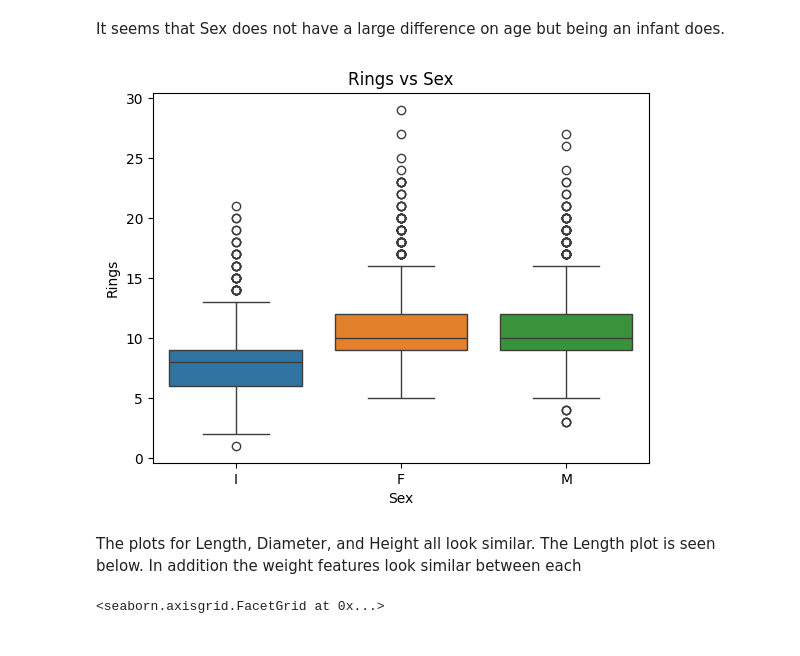
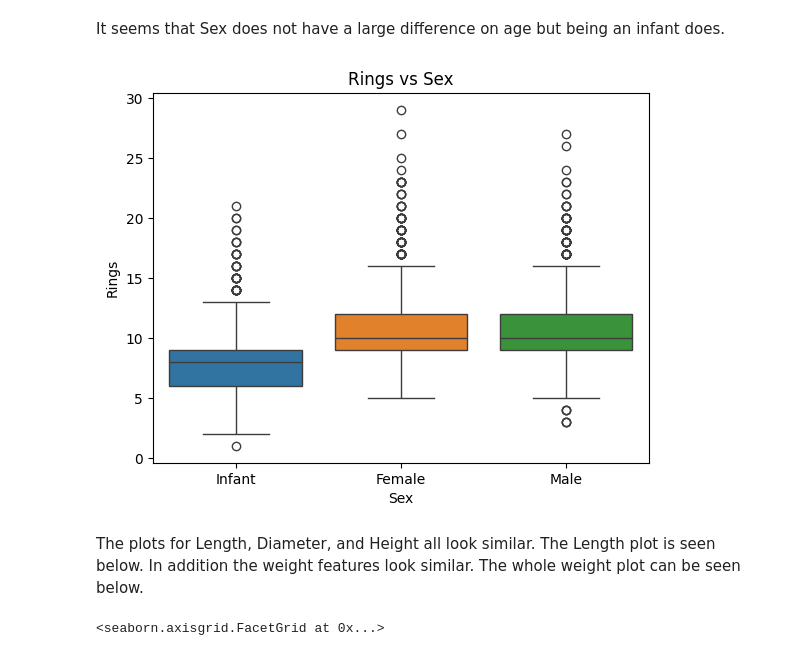
Before and after one commit to gclembo/abalone-age-regression, a Jupyter notebook: abalone_age.ipynb, the cells around one changed output. Saved outputs shown, nothing was run; the diff lists cells and outputs as text; code cells hidden in the pictures.

```diff
--- a/abalone_age.ipynb
+++ b/abalone_age.ipynb
@@ -111,12 +112,12 @@ It seems that Sex does not have a large difference on age but being an infant do
 # %%
 sns.boxplot(data=train_full, x="Sex", y="Rings", hue="Sex", legend=False)
 plt.title("Rings vs Sex")
-plt.xticks(ticks=[0, 1, 2])
+plt.xticks(ticks=[0, 1, 2], labels=["Infant", "Female", "Male"])
 plt.show()
 # %% [output]
-[figure, old version]
+[figure, new version]
 # %% [markdown]
-The plots for Length, Diameter, and Height all look similar. The Length plot is seen below. In addition the weight features look similar between each
+The plots for Length, Diameter, and Height all look similar. The Length plot is seen below. In addition the weight features look similar. The whole weight plot can be seen below.
 # %%
 sns.lmplot(
     data=train_full, x="Length", y="Rings", hue="Sex", markers=["o", "v", "s"]
```
Also changed, not shown: parts of 8 cells of this notebook.
